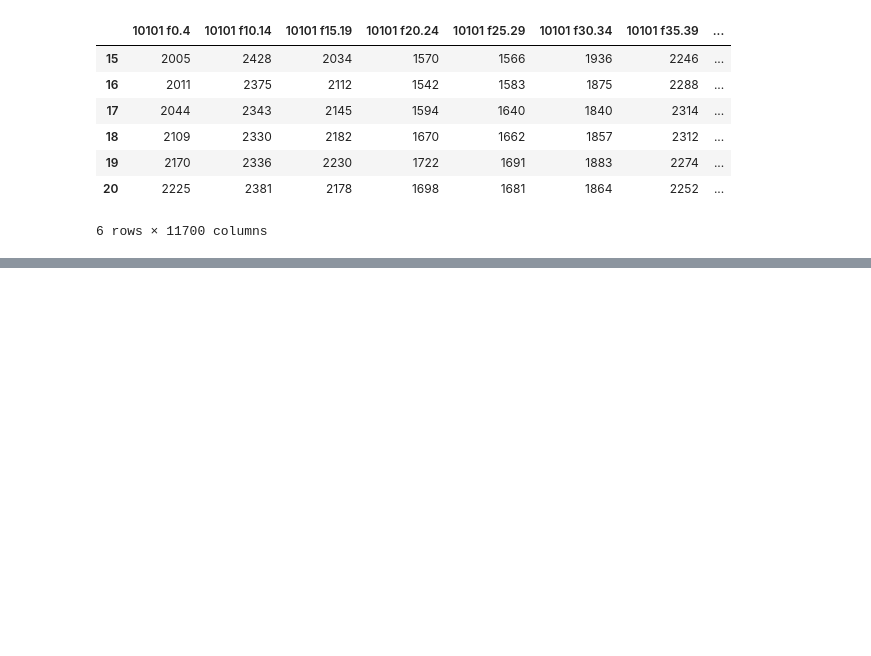
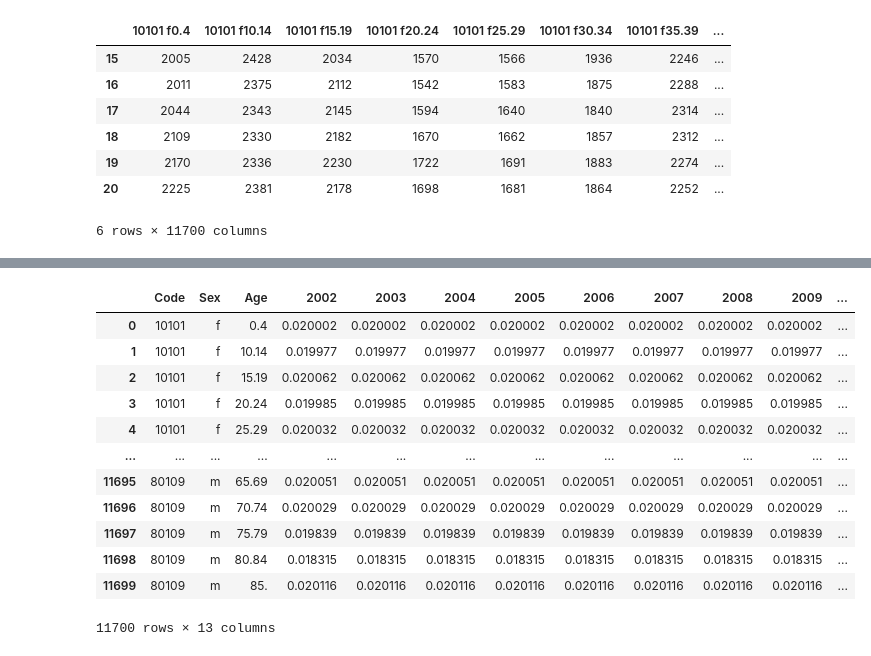
Before and after one commit to RelaxZhang/Data-Science-Project, a Jupyter notebook: Code/LSTM-area_cohort_columns.ipynb, the cells around one changed output, grey strips where cells are left out. Saved outputs shown, nothing was run; the diff lists cells and outputs as text; code cells hidden in the pictures; blank space fills up the shorter version.

Commit message:
Format the final projection result

```diff
--- a/Code/LSTM-area_cohort_columns.ipynb
+++ b/Code/LSTM-area_cohort_columns.ipynb
@@ -126,7 +126,7 @@ def plot(df, ds, input_width, label_width, shift, model=None, plot_col='10101 m0
 # %% [markdown]
 ## Read, preprocess data
 # %%
-raw_data = pd.read_csv('newSA3.csv')
+raw_data = pd.read_csv('../Data/newSA3.csv')
 
 
 
@@ -447,6 +465,7 @@ all_input = tf.concat([full_train_inputs,input_2002_2003,full_val_inputs,input_2
 # %%
 #predictions for years 1993-2011
 
-full_model(all_input) #1993-2011
+result = full_model(all_input) #1993-2011
+result
 # %% [output]
 <tf.Tensor: shape=(19, 1, 11700), dtype=float32, numpy=
@@ -471,0 +502,21 @@ array([[[2559.2678 , 4101.517  , 2295.9563 , ...,  -45.42071,
+# %%
+Code = []
+Sex = []
+Age = []
+for sets in test_df.columns:
+    code = sets.split()[0]
+    sex = sets.split()[1][0]
+    age = sets.split()[1][1:]
+    Code.append(code)
+    Sex.append(sex)
+    Age.append(age)
+# %%
+year2002_2011 = result[-10:]
+year2002_2011 = year2002_2011.numpy()
+final_result = []
+final_result.append(Code)
+final_result.append(Sex)
+final_result.append(Age)
+for year in year2002_2011:
+    print(year)
+    final_result.append(year[0])
@@ -471,0 +534,19 @@ array([[[2559.2678 , 4101.517  , 2295.9563 , ...,  -45.42071,
+# %%
+column_name = ['Code','Sex','Age', '2002','2003','2004','2005','2006','2007','2008','2009','2010','2011']
+final_df = pd.DataFrame(final_result).T
+final_df.columns = column_name
+final_df
+# %% [output]
+|  | Code | Sex | Age | 2002 | 2003 | 2004 | 2005 | 2006 | 2007 | 2008 | 2009 | ... |
+| 0 | 10101 | f | 0.4 | 0.020002 | 0.020002 | 0.020002 | 0.020002 | 0.020002 | 0.020002 | 0.020002 | 0.020002 | ... |
+| 1 | 10101 | f | 10.14 | 0.019977 | 0.019977 | 0.019977 | 0.019977 | 0.019977 | 0.019977 | 0.019977 | 0.019977 | ... |
+| 2 | 10101 | f | 15.19 | 0.020062 | 0.020062 | 0.020062 | 0.020062 | 0.020062 | 0.020062 | 0.020062 | 0.020062 | ... |
+| 3 | 10101 | f | 20.24 | 0.019985 | 0.019985 | 0.019985 | 0.019985 | 0.019985 | 0.019985 | 0.019985 | 0.019985 | ... |
+| 4 | 10101 | f | 25.29 | 0.020032 | 0.020032 | 0.020032 | 0.020032 | 0.020032 | 0.020032 | 0.020032 | 0.020032 | ... |
+| ... | ... | ... | ... | ... | ... | ... | ... | ... | ... | ... | ... | ... |
+| 11695 | 80109 | m | 65.69 | 0.020051 | 0.020051 | 0.020051 | 0.020051 | 0.020051 | 0.020051 | 0.020051 | 0.020051 | ... |
+| 11696 | 80109 | m | 70.74 | 0.020029 | 0.020029 | 0.020029 | 0.020029 | 0.020029 | 0.020029 | 0.020029 | 0.020029 | ... |
+| 11697 | 80109 | m | 75.79 | 0.019839 | 0.019839 | 0.019839 | 0.019839 | 0.019839 | 0.019839 | 0.019839 | 0.019839 | ... |
+| 11698 | 80109 | m | 80.84 | 0.018315 | 0.018315 | 0.018315 | 0.018315 | 0.018315 | 0.018315 | 0.018315 | 0.018315 | ... |
+| 11699 | 80109 | m | 85. | 0.020116 | 0.020116 | 0.020116 | 0.020116 | 0.020116 | 0.020116 | 0.020116 | 0.020116 | ... |
+11700 rows × 13 columns
```
Also changed, not shown: parts of 8 cells of this notebook.
